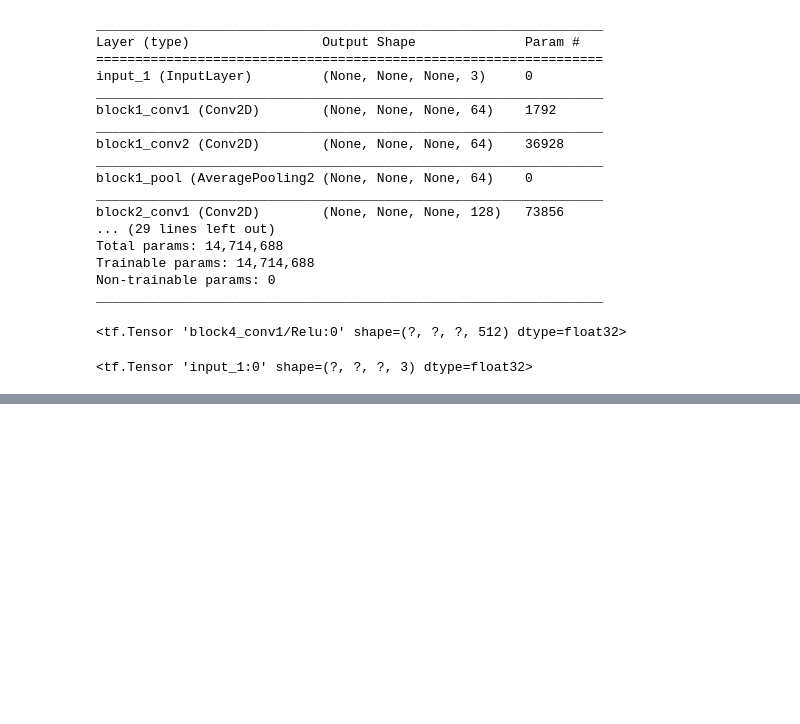
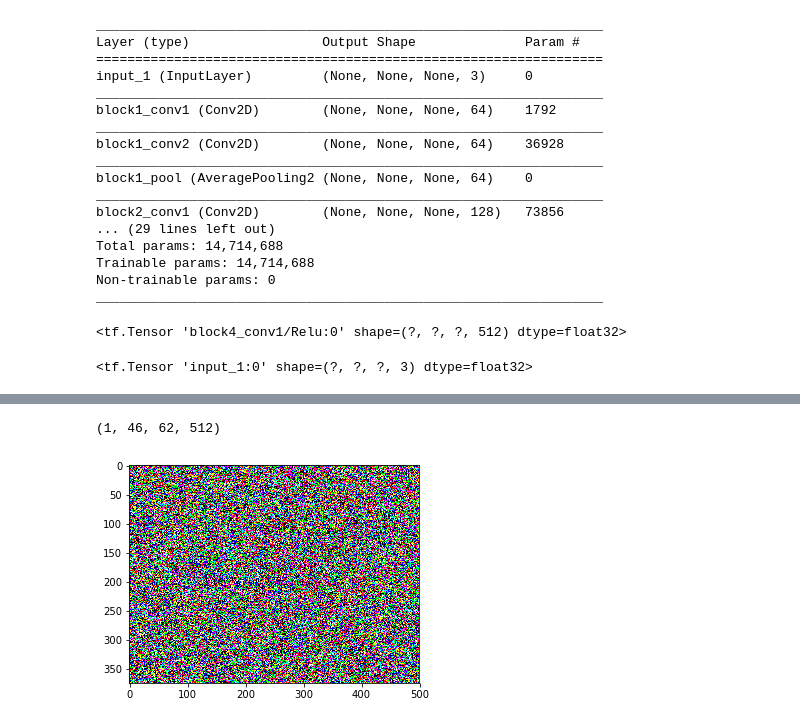
Before and after one commit to raspstephan/courses, a Jupyter notebook: deeplearning2/my_neural_style.ipynb, the cells around one changed output, grey strips where cells are left out. Drawn from its saved outputs; the diff is of its cells as text; code cells hidden in the pictures; blank space fills up the shorter version.

```diff
--- a/deeplearning2/my_neural_style.ipynb
+++ b/deeplearning2/my_neural_style.ipynb
@@ -40,6 +46,7 @@ np.array(img).shape # --> channels last, but for now in RGB
 # %%
 # Write channel reverse function and subtract mean with lambda, huh
-preproc = lambda x: (x - imagenet_means)[:, :, ::-1]
+# Then add a dimension in the beginning --> batch_size = 1
+preproc = lambda x: np.expand_dims((x - imagenet_means)[:, :, ::-1], 0)
 # %%
 img_arr = preproc(np.array(img))
 # %%
@@ -85,0 +119,4 @@ inp2layer = keras.models.Model(vgg.input, layer)
+# %%
+targ.shape # [same, x, y, channels]
+# %% [output]
+(1, 46, 62, 512)
@@ -85,0 +163,7 @@ inp2layer = keras.models.Model(vgg.input, layer)
+# %%
+# Start out with a random image
+rand_img = lambda s: np.random.uniform(-2.5, 2.5, s) / 100.
+x = rand_img(img_arr.shape)
+plt.imshow(x[0]);
+# %% [output]
+[figure, added]
```
Also changed, not shown: parts of 46 cells of this notebook.
